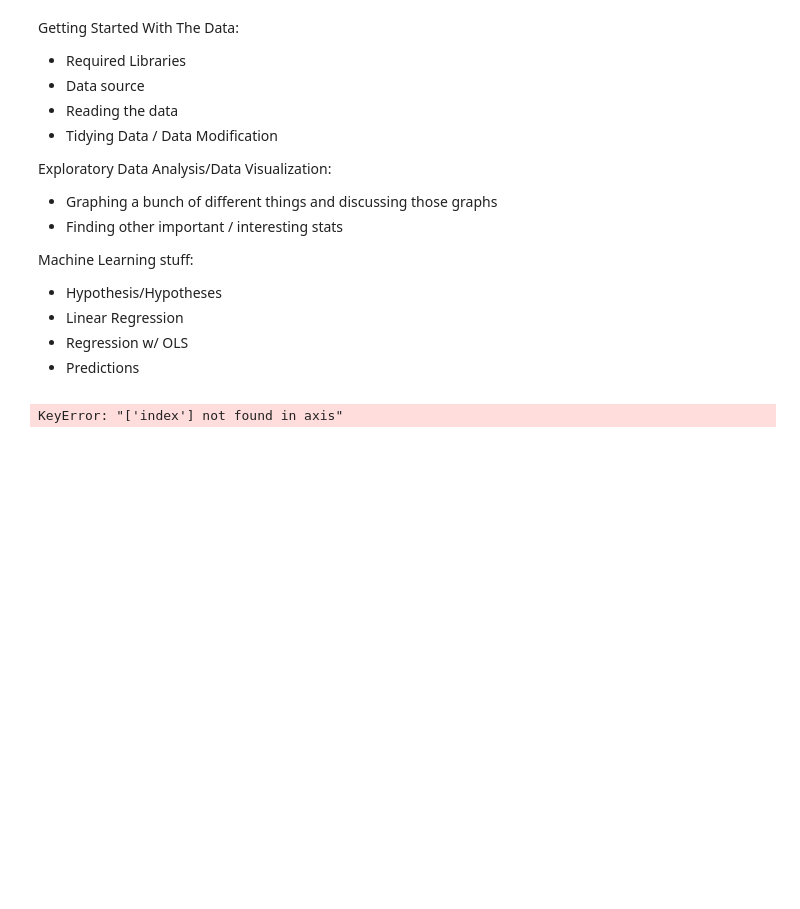
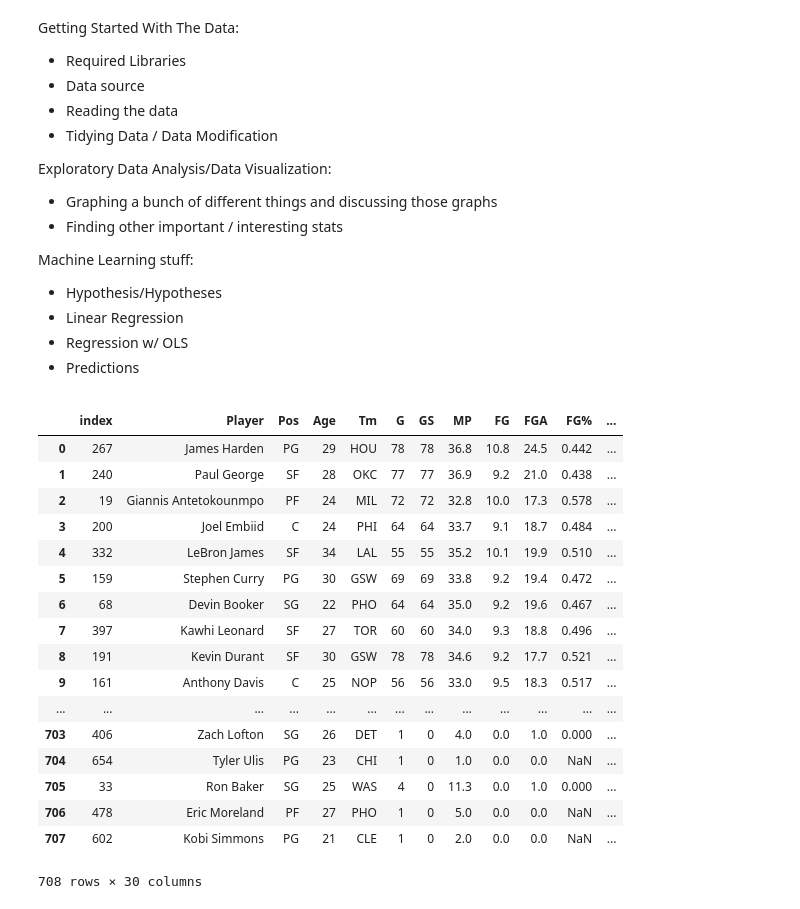
Before and after one commit to Ajnbro/nba320.github.io, a Jupyter notebook: Final Project Notebook.ipynb, the cells around one changed output. Cells and saved outputs as stored; diff of their text form; code cells hidden in the pictures; blank space fills up the shorter version.

Commit message:
Fixed Index Bug

```diff
--- a/Final Project Notebook.ipynb
+++ b/Final Project Notebook.ipynb
@@ -38,16 +38,33 @@ Machine Learning stuff:
 </p>
 # %%
 nba_stats = pd.read_csv("stats.csv")
-nba_stats = nba_stats.drop(columns = ["Rk", 'index'])
+nba_stats = nba_stats.drop(columns = ["Rk"])
 
 for i, row in nba_stats.iterrows():
     player = row.Player
     name_split = player.split('\\')
     player_name = name_split[0]
     nba_stats.at[i, 'Player'] = player_name
 
 nba_stats = nba_stats.sort_values(by="PTS", ascending = False)
 nba_stats = nba_stats.reset_index()
 nba_stats
 # %% [output]
+|  | index | Player | Pos | Age | Tm | G | GS | MP | FG | FGA | FG% | ... |
+| 0 | 267 | James Harden | PG | 29 | HOU | 78 | 78 | 36.8 | 10.8 | 24.5 | 0.442 | ... |
+| 1 | 240 | Paul George | SF | 28 | OKC | 77 | 77 | 36.9 | 9.2 | 21.0 | 0.438 | ... |
+| 2 | 19 | Giannis Antetokounmpo | PF | 24 | MIL | 72 | 72 | 32.8 | 10.0 | 17.3 | 0.578 | ... |
+| 3 | 200 | Joel Embiid | C | 24 | PHI | 64 | 64 | 33.7 | 9.1 | 18.7 | 0.484 | ... |
+| 4 | 332 | LeBron James | SF | 34 | LAL | 55 | 55 | 35.2 | 10.1 | 19.9 | 0.510 | ... |
+| 5 | 159 | Stephen Curry | PG | 30 | GSW | 69 | 69 | 33.8 | 9.2 | 19.4 | 0.472 | ... |
+| 6 | 68 | Devin Booker | SG | 22 | PHO | 64 | 64 | 35.0 | 9.2 | 19.6 | 0.467 | ... |
+| 7 | 397 | Kawhi Leonard | SF | 27 | TOR | 60 | 60 | 34.0 | 9.3 | 18.8 | 0.496 | ... |
+| 8 | 191 | Kevin Durant | SF | 30 | GSW | 78 | 78 | 34.6 | 9.2 | 17.7 | 0.521 | ... |
+| 9 | 161 | Anthony Davis | C | 25 | NOP | 56 | 56 | 33.0 | 9.5 | 18.3 | 0.517 | ... |
+| ... | ... | ... | ... | ... | ... | ... | ... | ... | ... | ... | ... | ... |
+| 703 | 406 | Zach Lofton | SG | 26 | DET | 1 | 0 | 4.0 | 0.0 | 1.0 | 0.000 | ... |
+| 704 | 654 | Tyler Ulis | PG | 23 | CHI | 1 | 0 | 1.0 | 0.0 | 0.0 | NaN | ... |
+| 705 | 33 | Ron Baker | SG | 25 | WAS | 4 | 0 | 11.3 | 0.0 | 1.0 | 0.000 | ... |
+| 706 | 478 | Eric Moreland | PF | 27 | PHO | 1 | 0 | 5.0 | 0.0 | 0.0 | NaN | ... |
+| 707 | 602 | Kobi Simmons | PG | 21 | CLE | 1 | 0 | 2.0 | 0.0 | 0.0 | NaN | ... |
-KeyError: "['index'] not found in axis"
+708 rows × 30 columns
```
Also changed, not shown: parts of 1 cell of this notebook.
